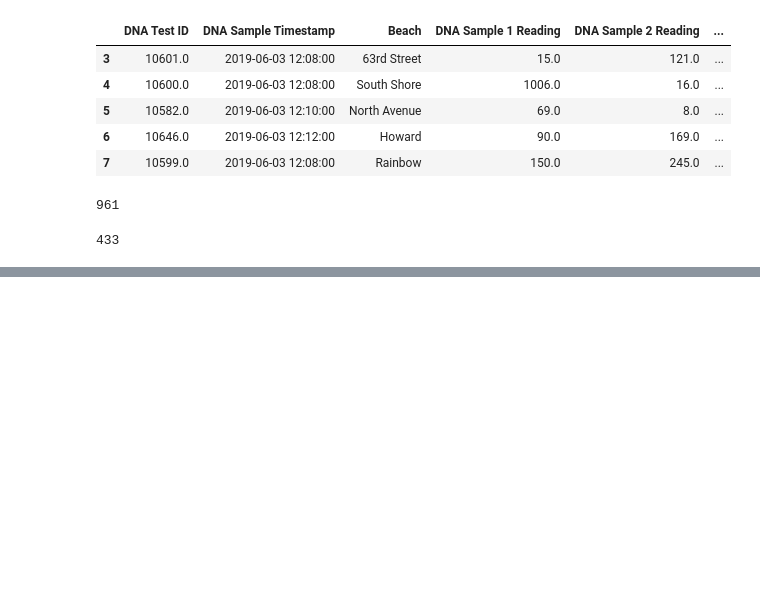
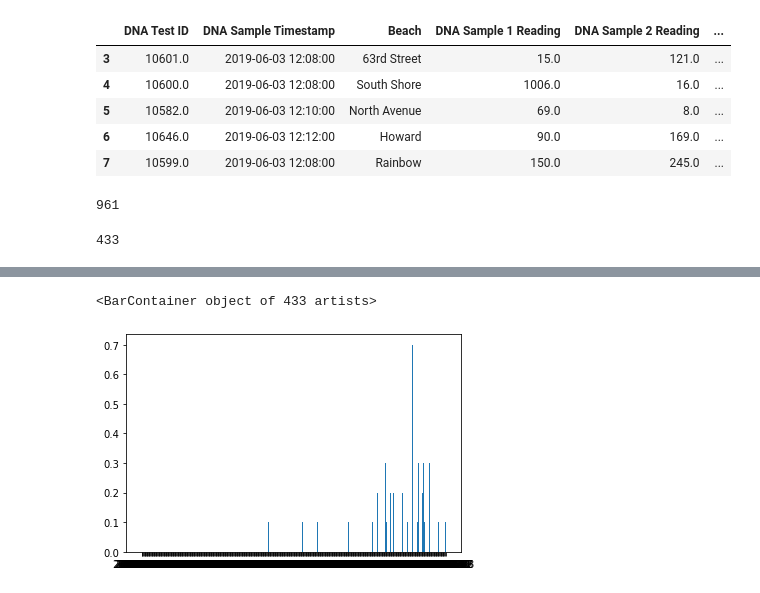
Before and after one commit to ander1908/Bootcamp_Project1, a Jupyter notebook: Milwaukee_Historical_Weather_Data.ipynb, the cells around one changed output, grey strips where cells are left out. Cells and saved outputs as stored; diff of their text form; code cells hidden in the pictures; blank space fills up the shorter version.

Commit message:
Successfully call APIs. Created new dataframes of just the date and sum of daily rainfall. Need to organize data into months/years b/c there is too much data to viz.

```diff
--- a/Milwaukee_Historical_Weather_Data.ipynb
+++ b/Milwaukee_Historical_Weather_Data.ipynb
@@ -96,0 +119,28 @@ for i in timeframe:
+# %%
+city = "Milwaukee"
+timeframe = [0, 1, 2, 3, 4, 5, 6, 7]
+rain_sum = 0
+date_list = []
+rain_sum_list = []
+
+for date in dna_sample_date_list:
+## Will need to implement a loop to go through all the dates
+    try:
+        url = f"http://api.worldweatheronline.com/premium/v1/past-weather.ashx?key={api_key}&q={city}&format=json&num_of_days=0&date={date}"
+        weather_response = requests.get(url)
+        weather_json = weather_response.json()
+        print(f"Getting precipitation data for {date}")
+
+        for i in timeframe:
+            rain_interval = pd.to_numeric(weather_json["data"]["weather"][0]["hourly"][i]["precipInches"])
+            rain_sum += rain_interval
+
+        date_list.append(date)
+        rain_sum_list.append(rain_sum)
+
+
+    except KeyError:
+        print(f"No weather data for {date}")
+
+    rain_sum = 0
+    rain_interval = 0
@@ -96,0 +165,5 @@ for i in timeframe:
+# %%
+dna_rainfall_dict = {"Date": date_list, "Rainfall (In)": rain_sum_list}
+dna_rainfall_df = pd.DataFrame(dna_rainfall_dict)
+dna_rainfall_df = dna_rainfall_df.sort_values(by="Date")
+dna_rainfall_df
@@ -96,0 +184,6 @@ for i in timeframe:
+# %%
+plt.bar(dna_rainfall_df["Date"], dna_rainfall_df["Rainfall (In)"])
+## Maybe group by month or year? There is too much data
+# %% [output]
+<BarContainer object of 433 artists>
+[figure, added]
```
Also changed, not shown: parts of 13 cells of this notebook.
